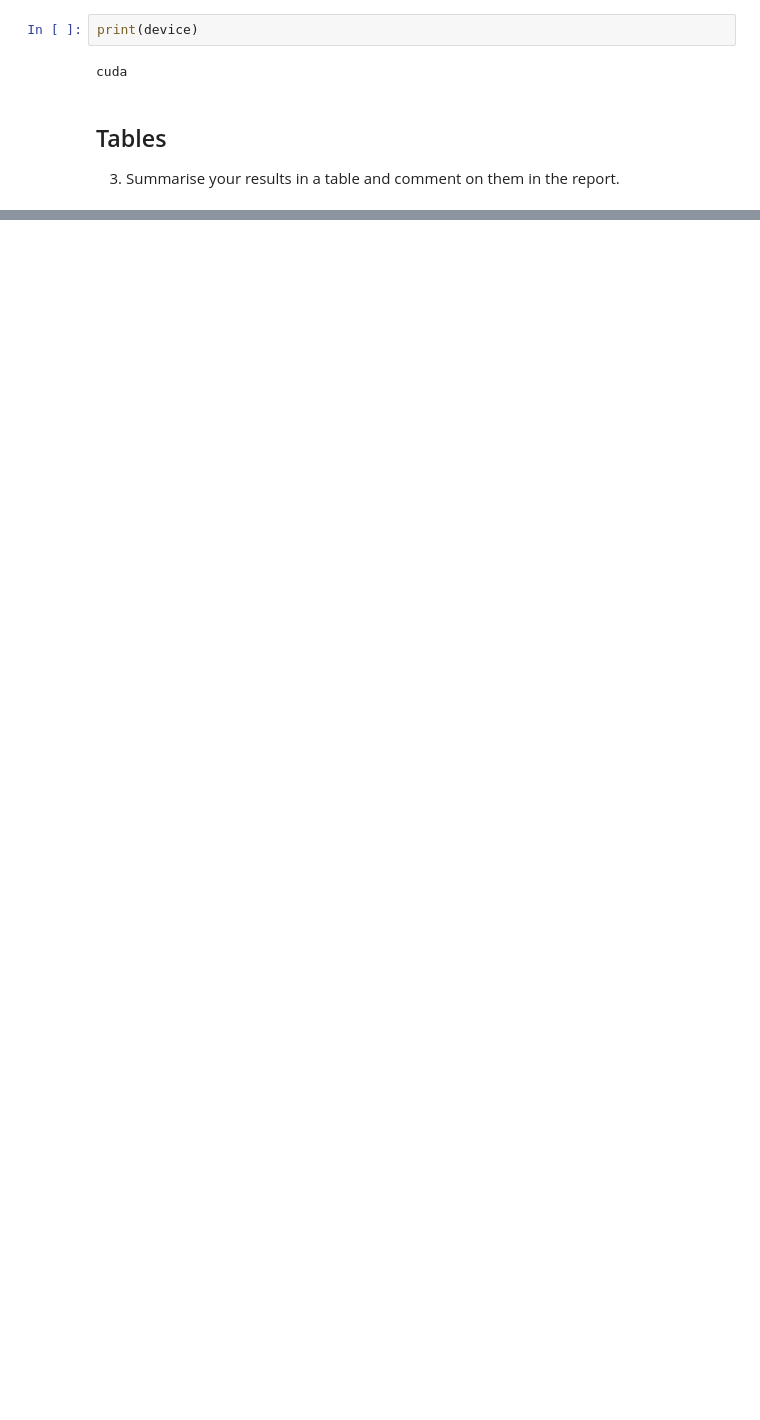
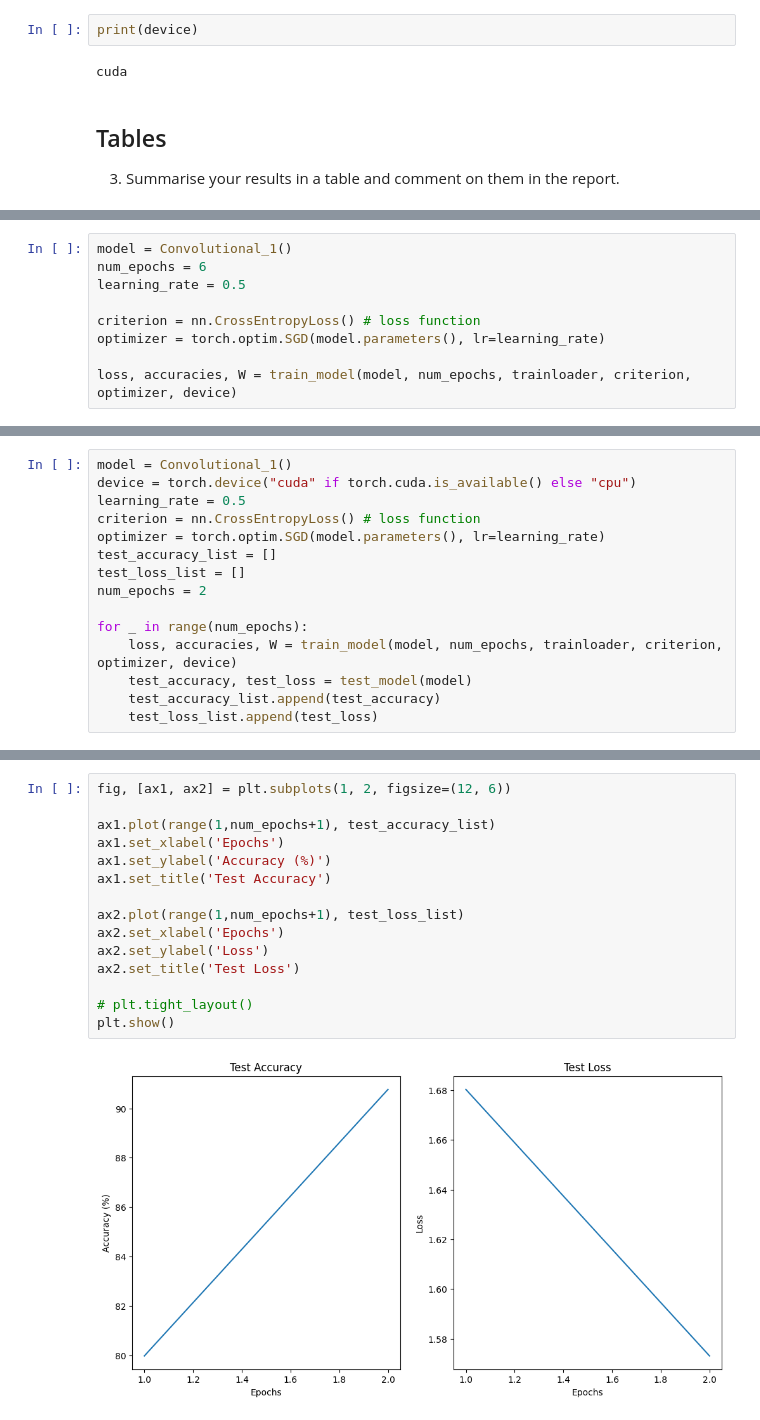
Before and after one commit to LeonardoMicheluz/challenge3, a Jupyter notebook: challenge_three_facco.ipynb, the cells around one changed output, grey strips where cells are left out. Saved outputs shown, nothing was run; the diff lists cells and outputs as text; blank space fills up the shorter version.

```diff
--- a/challenge_three_facco.ipynb
+++ b/challenge_three_facco.ipynb
@@ -454,0 +379,9 @@ plt.show()
+# %%
+model = Convolutional_1()
+num_epochs = 6
+learning_rate = 0.5
+
+criterion = nn.CrossEntropyLoss() # loss function
+optimizer = torch.optim.SGD(model.parameters(), lr=learning_rate)
+
+loss, accuracies, W = train_model(model, num_epochs, trainloader, criterion, optimizer, device)
@@ -454,0 +435,15 @@ plt.show()
+# %%
+model = Convolutional_1()
+device = torch.device("cuda" if torch.cuda.is_available() else "cpu")
+learning_rate = 0.5
+criterion = nn.CrossEntropyLoss() # loss function
+optimizer = torch.optim.SGD(model.parameters(), lr=learning_rate)
+test_accuracy_list = []
+test_loss_list = []
+num_epochs = 2
+
+for _ in range(num_epochs):
+    loss, accuracies, W = train_model(model, num_epochs, trainloader, criterion, optimizer, device)
+    test_accuracy, test_loss = test_model(model)
+    test_accuracy_list.append(test_accuracy)
+    test_loss_list.append(test_loss)
@@ -454,0 +471,17 @@ plt.show()
+# %%
+fig, [ax1, ax2] = plt.subplots(1, 2, figsize=(12, 6))
+
+ax1.plot(range(1,num_epochs+1), test_accuracy_list)
+ax1.set_xlabel('Epochs')
+ax1.set_ylabel('Accuracy (%)')
+ax1.set_title('Test Accuracy')
+
+ax2.plot(range(1,num_epochs+1), test_loss_list)
+ax2.set_xlabel('Epochs')
+ax2.set_ylabel('Loss')
+ax2.set_title('Test Loss')
+
+# plt.tight_layout()
+plt.show()
+# %% [output]
+[figure, added]
```
Also changed, not shown: parts of 25 cells of this notebook.
